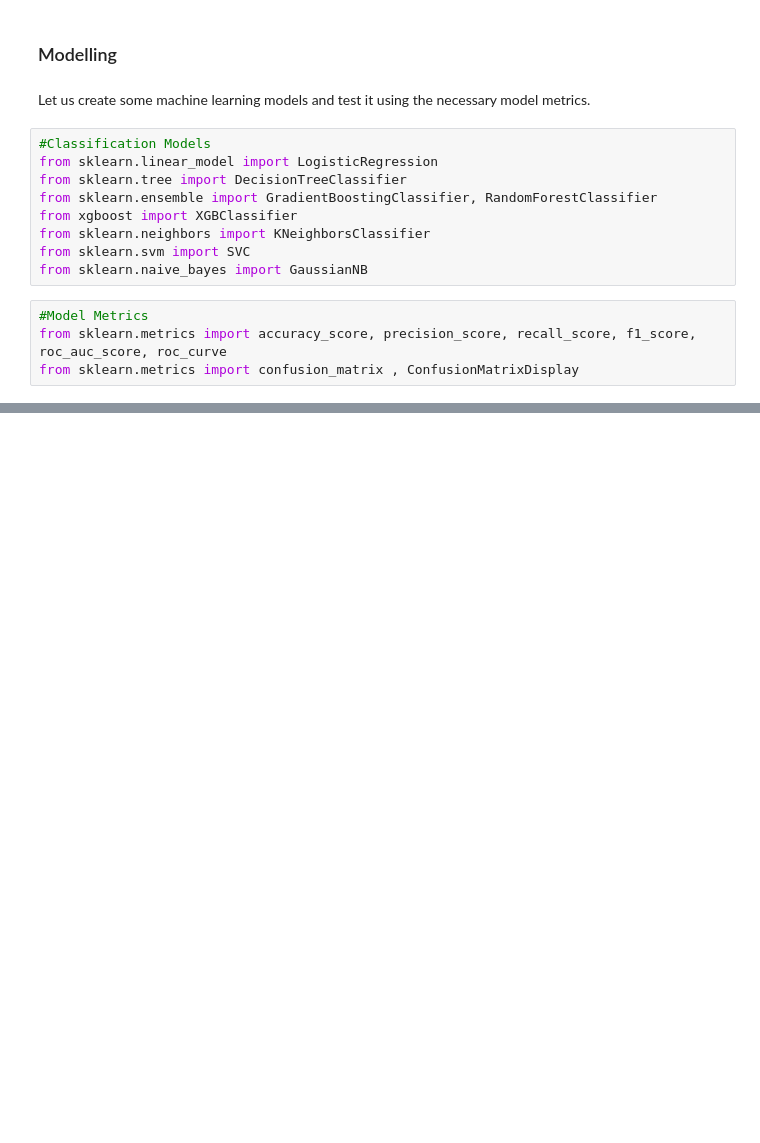
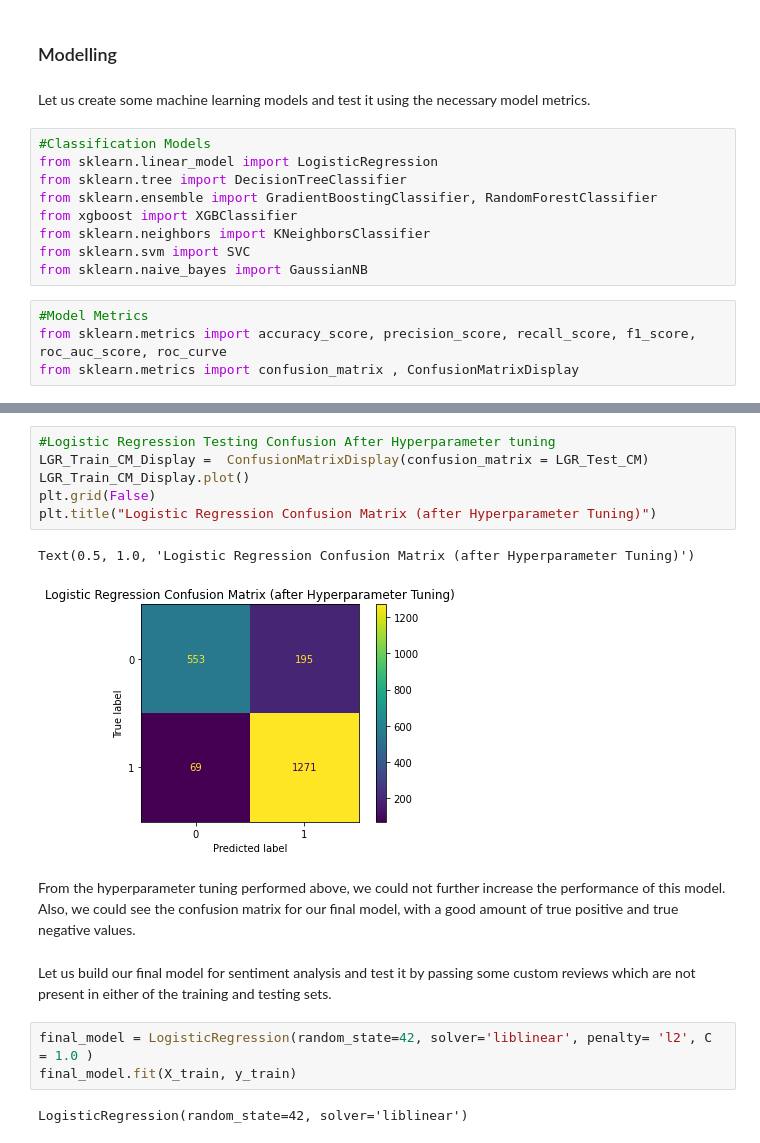
Before and after one commit to Adarsh1331999/Zomato-Clustering_Sentiment-Analysis, a Jupyter notebook: ZOMATO_RESTAURANT_CLUSTERING_AND_SENTIMENT_ANALYSIS.ipynb, the cells around one changed output, grey strips where cells are left out. Saved outputs shown, nothing was run; the diff lists cells and outputs as text; blank space fills up the shorter version.

```diff
--- a/ZOMATO_RESTAURANT_CLUSTERING_AND_SENTIMENT_ANALYSIS.ipynb
+++ b/ZOMATO_RESTAURANT_CLUSTERING_AND_SENTIMENT_ANALYSIS.ipynb
@@ -973,0 +1125,18 @@ from sklearn.metrics import confusion_matrix , ConfusionMatrixDisplay
+# %%
+#Logistic Regression Testing Confusion After Hyperparameter tuning
+LGR_Train_CM_Display =  ConfusionMatrixDisplay(confusion_matrix = LGR_Test_CM)
+LGR_Train_CM_Display.plot()
+plt.grid(False)
+plt.title("Logistic Regression Confusion Matrix (after Hyperparameter Tuning)")
+# %% [output]
+Text(0.5, 1.0, 'Logistic Regression Confusion Matrix (after Hyperparameter Tuning)')
+[figure, added]
+# %% [markdown]
+From the hyperparameter tuning performed above, we could not further increase the performance of this model. Also, we could see the confusion matrix for our final model, with a good amount of true positive and true negative values.
+# %% [markdown]
+Let us build our final model for sentiment analysis and test it by passing some custom reviews which are not present in either of the training and testing sets.
+# %%
+final_model = LogisticRegression(random_state=42, solver='liblinear', penalty= 'l2', C = 1.0 )
+final_model.fit(X_train, y_train)
+# %% [output]
+LogisticRegression(random_state=42, solver='liblinear')
```
Also changed, not shown: parts of 19 cells of this notebook.
